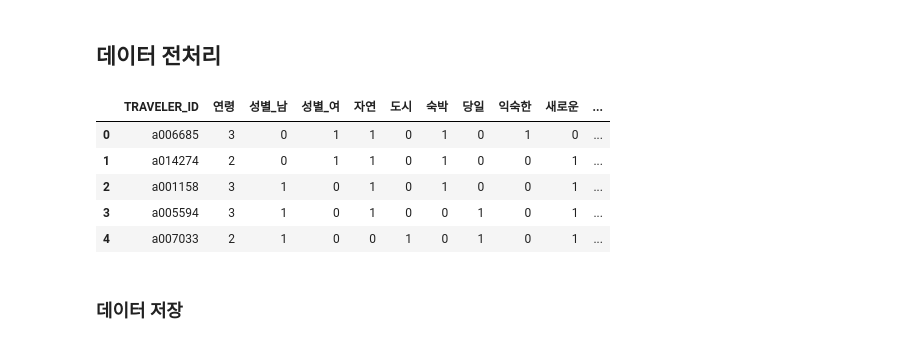
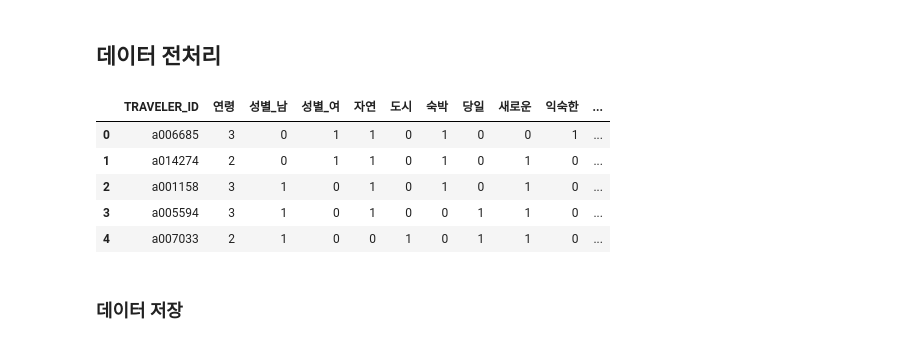
Before and after one commit to TellMeRodi/colabsourcecode, a Jupyter notebook: 08. 사용자기반 협업필터링 여행지 추천.ipynb, the cells around one changed output. Cells and saved outputs as stored; diff of their text form; code cells hidden in the pictures.

```diff
--- a/08. 사용자기반 협업필터링 여행지 추천.ipynb
+++ b/08. 사용자기반 협업필터링 여행지 추천.ipynb
@@ -79,35 +79,35 @@ def merge_travelstyle(df, style_col, col_A, col_B):
 # %%
 recom_data = merge_travelstyle(recom_data, '자연/도시', '자연', '도시')
 recom_data = merge_travelstyle(recom_data, '숙박/당일', '숙박', '당일')
 recom_data = merge_travelstyle(recom_data, '새로운/익숙한', '새로운', '익숙한')
 recom_data = merge_travelstyle(recom_data, '편하지만비싼숙소/불편하지만저렴한숙소', '편하지만비싼숙소', '불편하지만저렴한숙소')
 recom_data = merge_travelstyle(recom_data, '휴양휴식/체험활동', '휴양휴식', '체험활동')
 recom_data = merge_travelstyle(recom_data, '잘알려지지않은/알려진', '잘알려지지않은', '알려진')
 recom_data = merge_travelstyle(recom_data, '계획에따른/상황에따른', '계획에따른', '상황에따른')
 recom_data = merge_travelstyle(recom_data, '사진촬영중요하지않음/사진촬영중요', '사진촬영중요하지않음', '사진촬영중요')
 
 # 성별, MBTI 원핫인코딩
 recom_data = pd.get_dummies(recom_data, columns=['성별', 'MBTI',])
 
 # 연령 라벨링
 recom_data['연령'] = recom_data['연령'].astype(str).str[0]
 
 # 컬럼 순서 조정
-recom_data = recom_data[['TRAVELER_ID', '연령', '성별_남', '성별_여', '자연', '도시', '숙박', '당일', '익숙한', '새로운',
+recom_data = recom_data[['TRAVELER_ID', '연령', '성별_남', '성별_여', '자연', '도시', '숙박', '당일', '새로운', '익숙한',
                     '편하지만비싼숙소', '불편하지만저렴한숙소', '휴양휴식', '체험활동', '잘알려지지않은', '알려진', '계획에따른',
                     '상황에따른', '사진촬영중요하지않음', '사진촬영중요', 'MBTI_ENFJ',
                     'MBTI_ENFP', 'MBTI_ENTJ', 'MBTI_ENTP', 'MBTI_ESFJ', 'MBTI_ESFP',
                     'MBTI_ESTJ', 'MBTI_ESTP', 'MBTI_INFJ', 'MBTI_INFP', 'MBTI_INTJ',
                     'MBTI_INTP', 'MBTI_ISFJ', 'MBTI_ISFP', 'MBTI_ISTJ', 'MBTI_ISTP', '선호여행1', '선호여행2', '선호여행3']]
 
 recom_data.head()
 # %% [output]
-|  | TRAVELER_ID | 연령 | 성별_남 | 성별_여 | 자연 | 도시 | 숙박 | 당일 | 익숙한 | 새로운 | ... |
-| 0 | a006685 | 3 | 0 | 1 | 1 | 0 | 1 | 0 | 1 | 0 | ... |
-| 1 | a014274 | 2 | 0 | 1 | 1 | 0 | 1 | 0 | 0 | 1 | ... |
-| 2 | a001158 | 3 | 1 | 0 | 1 | 0 | 1 | 0 | 0 | 1 | ... |
-| 3 | a005594 | 3 | 1 | 0 | 1 | 0 | 0 | 1 | 0 | 1 | ... |
-| 4 | a007033 | 2 | 1 | 0 | 0 | 1 | 0 | 1 | 0 | 1 | ... |
+|  | TRAVELER_ID | 연령 | 성별_남 | 성별_여 | 자연 | 도시 | 숙박 | 당일 | 새로운 | 익숙한 | ... |
+| 0 | a006685 | 3 | 0 | 1 | 1 | 0 | 1 | 0 | 0 | 1 | ... |
+| 1 | a014274 | 2 | 0 | 1 | 1 | 0 | 1 | 0 | 1 | 0 | ... |
+| 2 | a001158 | 3 | 1 | 0 | 1 | 0 | 1 | 0 | 1 | 0 | ... |
+| 3 | a005594 | 3 | 1 | 0 | 1 | 0 | 0 | 1 | 1 | 0 | ... |
+| 4 | a007033 | 2 | 1 | 0 | 0 | 1 | 0 | 1 | 1 | 0 | ... |
 # %% [markdown]
 ### 데이터 저장
 # %%
```
Also changed, not shown: parts of 5 cells of this notebook, 2 other files.
